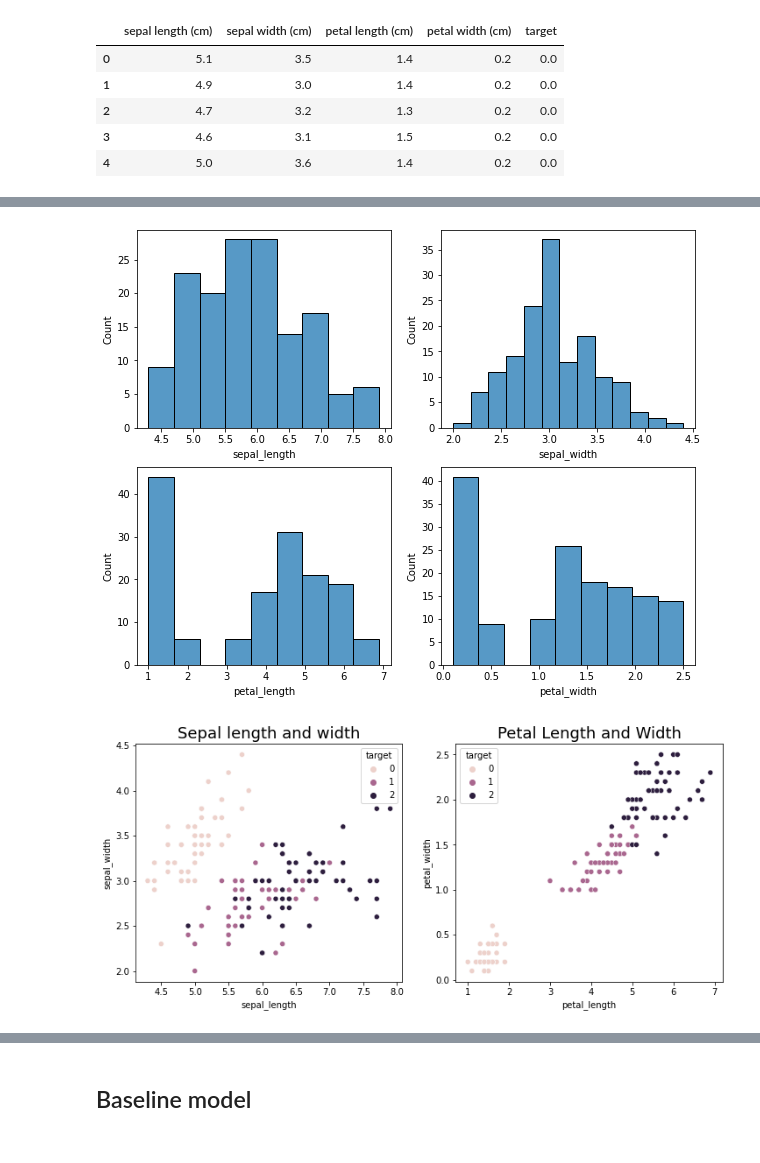
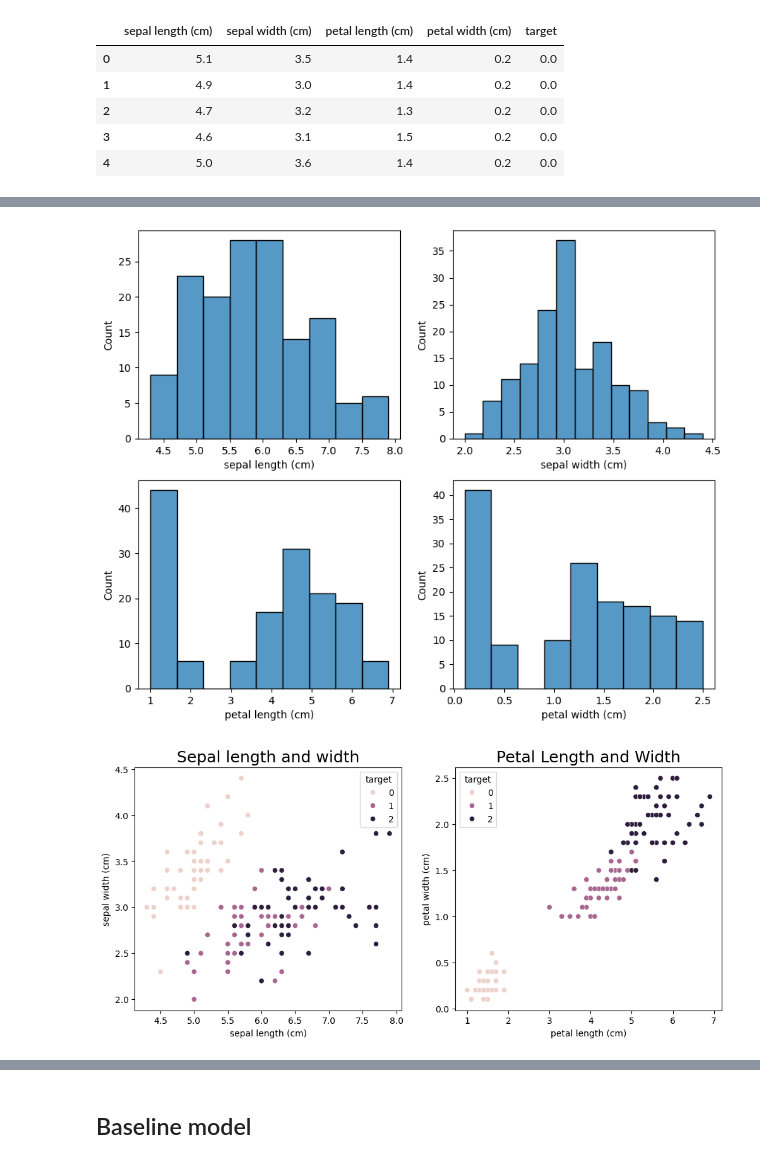
Before and after one commit to lilianabs/ml-beginner-projects, a Jupyter notebook: project_2/iris.ipynb, the cells around one changed output, grey strips where cells are left out. Cells and saved outputs as stored; diff of their text form; code cells hidden in the pictures.

```diff
--- a/project_2/iris.ipynb
+++ b/project_2/iris.ipynb
@@ -44,4 +29,2 @@ memory usage: 6.0 KB
-# %%
-df.columns = df.columns.str.lower().str.replace(' ', '_').str.replace('_\(cm\)', '')
 # %%
 df['target'] = df['target'].astype('int')
@@ -61,15 +44,15 @@ for i, feature in enumerate(features):
     plt.subplot(2, 2, i+1)
     sns.histplot(df[feature])
 # %% [output]
-[figure, old version]
+[figure, new version]
 # %%
 fig, (ax1, ax2) = plt.subplots(1, 2, figsize=(12, 5))
-sns.scatterplot(x='sepal_length', y='sepal_width', data=df, ax=ax1, hue="target");
+sns.scatterplot(x='sepal length (cm)', y='sepal width (cm)', data=df, ax=ax1, hue="target");
 ax1.set_title('Sepal length and width', fontsize=18)
-sns.scatterplot(x='petal_length', y='petal_width', data=df, ax=ax2,hue="target");
+sns.scatterplot(x='petal length (cm)', y='petal width (cm)', data=df, ax=ax2,hue="target");
 ax2.set_title('Petal Length and Width', fontsize=18);
 # %% [output]
-[figure, old version]
+[figure, new version]
 # %%
 corr = df.corr()
 sns.heatmap(corr, vmin=0, vmax=1, linewidths=2, square=True, cmap='Blues')
```
Also changed, not shown: parts of 22 cells of this notebook, 1 other file.
